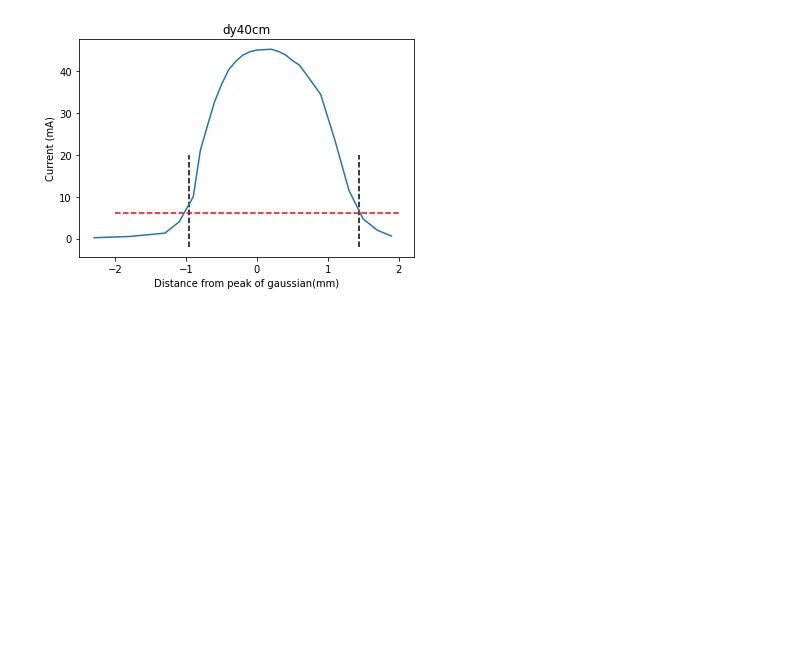
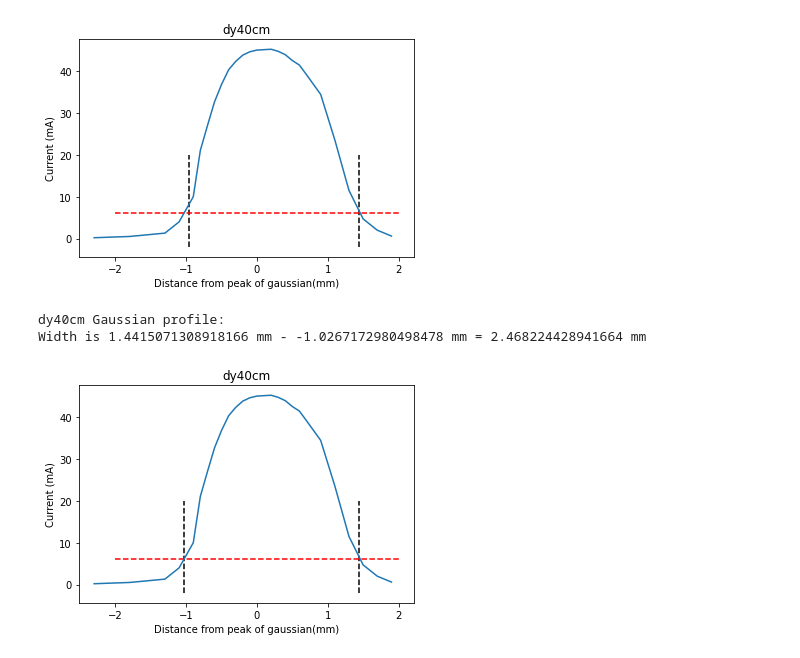
Before and after one commit to Rally0078/LabExperiments, a Jupyter notebook: laser/gaussian.ipynb, the cells around one changed output. Drawn from its saved outputs; the diff is of its cells as text; code cells hidden in the pictures; blank space fills up the shorter version.

Commit message:
Modified gaussian.ipynb and added new experiment

```diff
--- a/laser/gaussian.ipynb
+++ b/laser/gaussian.ipynb
@@ -48,3 +48,31 @@ Width is 1.54249704191089 mm - -1.2371056056674405 mm = 2.7796026475783306 mm
 dy40cm Gaussian profile:
 Width is 1.4415071308918166 mm - -0.9567172980498478 mm = 2.3982244289416643 mm
 [figure]
+# %%
+x = df['dy40cm'].to_numpy()
+y = df['iy40cm'].to_numpy()
+x = x[~np.isnan(x)]
+y = y[~np.isnan(y)]
+med = median(x)
+max_x = max(x)
+peak = np.amax(y)
+width_level = peak/(np.e)**2
+
+widths = interpolate.InterpolatedUnivariateSpline(x-med, y - width_level)
+print(col + ' Gaussian profile:')
+print(f"Width is {widths.roots()[1]} mm - {widths.roots()[0]-0.07} mm = {widths.roots()[1] - widths.roots()[0]+0.07} mm")
+
+plt.vlines(widths.roots()[0]-0.07, -2, 20, linestyles='dashed', colors = 'k')
+plt.vlines(widths.roots()[1], -2, 20, linestyles='dashed', colors = 'k')
+plt.hlines(width_level, -2,2, linestyles='dashed', colors='r')
+plt.xlabel('Distance from peak of gaussian(mm)')
+plt.ylabel('Current (mA)')
+plt.title(col)
+plt.xticks(np.linspace(-2,2,5))
+plt.plot(x - med, y)
+plt.savefig(col + '.jpg', dpi=200)
+plt.show()
+# %% [output]
+dy40cm Gaussian profile:
+Width is 1.4415071308918166 mm - -1.0267172980498478 mm = 2.468224428941664 mm
+[figure, added]
```
Also changed, not shown: parts of 1 cell of this notebook, 4 other files.
